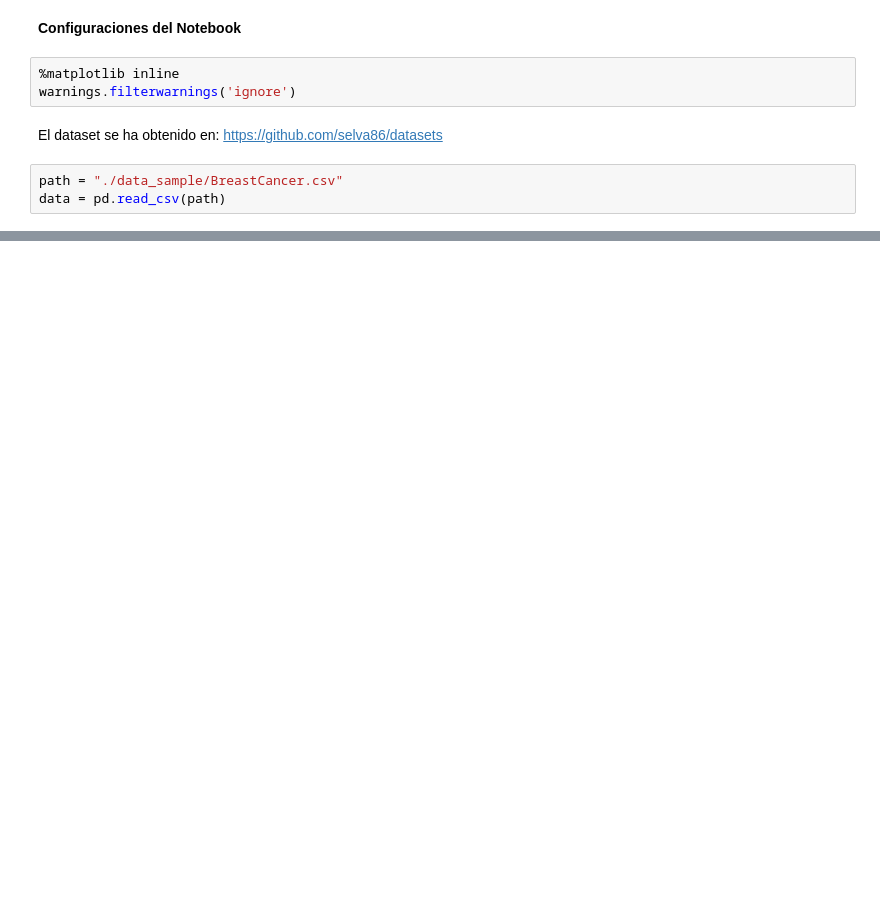
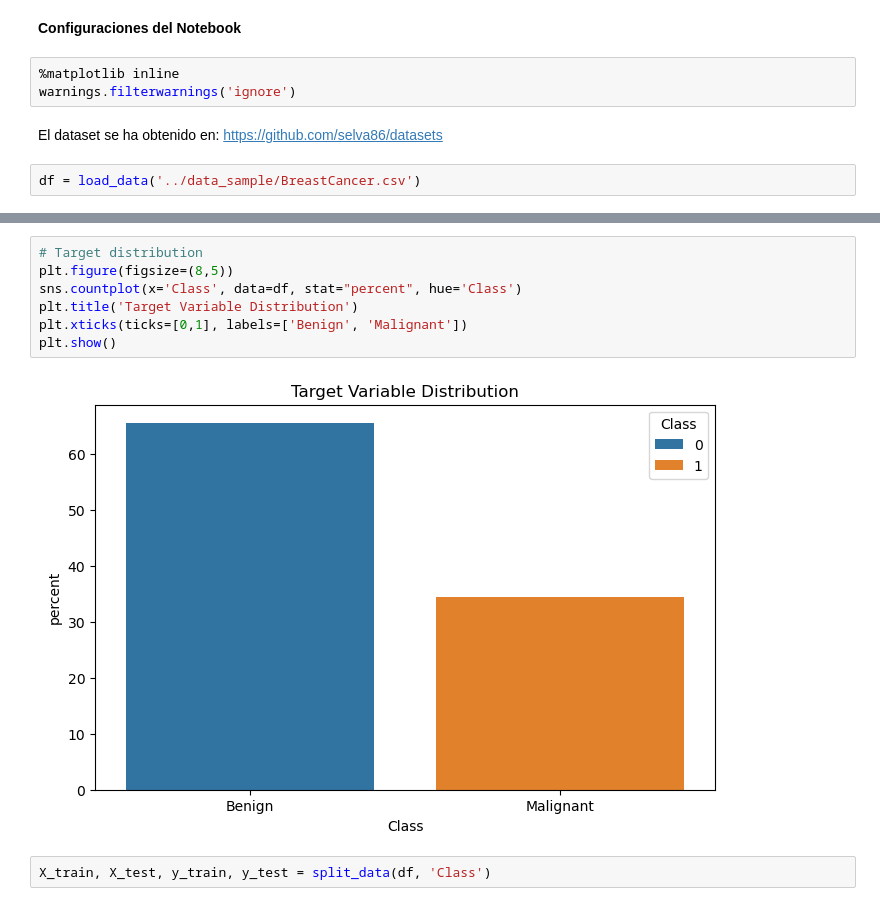
Before and after one commit to CanaryBrianArmas/ML_BreastCancer, a Jupyter notebook: src/results_notebook/ML_Personal_Proyect.ipynb, the cells around one changed output, grey strips where cells are left out. Saved outputs shown, nothing was run; the diff lists cells and outputs as text; blank space fills up the shorter version.

```diff
--- a/src/results_notebook/ML_Personal_Proyect.ipynb
+++ b/src/results_notebook/ML_Personal_Proyect.ipynb
@@ -25,5 +29,4 @@ warnings.filterwarnings('ignore')
 # %% [markdown]
 El dataset se ha obtenido en: https://github.com/selva86/datasets
 # %%
-path = "./data_sample/BreastCancer.csv"
-data = pd.read_csv(path)
+df = load_data('../data_sample/BreastCancer.csv')
@@ -166,0 +100,11 @@ print("Model saved successfully!")
+# %%
+# Target distribution
+plt.figure(figsize=(8,5))
+sns.countplot(x='Class', data=df, stat="percent", hue='Class')
+plt.title('Target Variable Distribution')
+plt.xticks(ticks=[0,1], labels=['Benign', 'Malignant'])
+plt.show()
+# %% [output]
+[figure, added]
+# %%
+X_train, X_test, y_train, y_test = split_data(df, 'Class')
```
Also changed, not shown: parts of 14 cells of this notebook, 3 other files.
